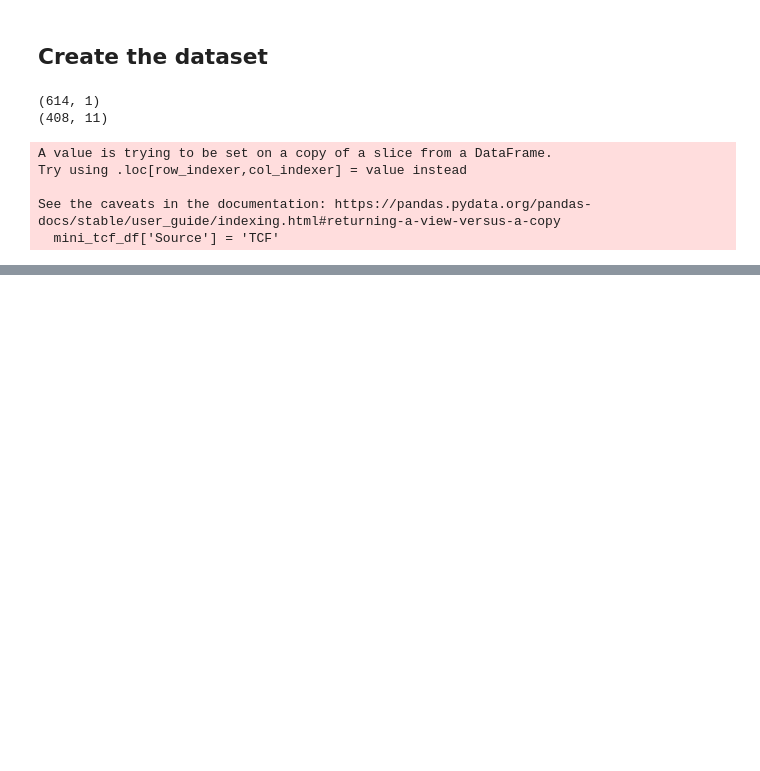
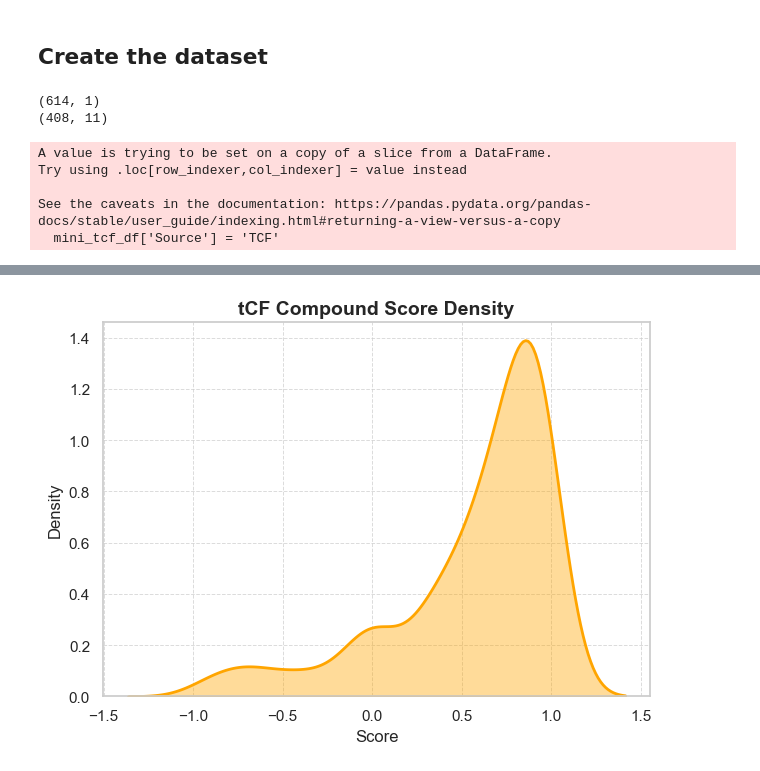
Before and after one commit to gckang/ds-course-eval-proj, a Jupyter notebook: course_evals_proj.ipynb, the cells around one changed output, grey strips where cells are left out. Cells and saved outputs as stored; diff of their text form; code cells hidden in the pictures; blank space fills up the shorter version.

```diff
--- a/course_evals_proj.ipynb
+++ b/course_evals_proj.ipynb
@@ -54,0 +185,29 @@ See the caveats in the documentation: https://pandas.pydata.org/pandas-docs/stab
+# %%
+# tcf_df[var].hist()
+# sns.kdeplot(tcf_df[var])
+
+# Set the aesthetic style of the plots
+sns.set(style="whitegrid")  # Clean white background with gridlines
+
+# Create the KDE plot
+sns.kdeplot(tcf_df[var],
+            color='orange',  # Set line color
+            fill=True,  # Fill under the KDE curve
+            alpha=0.4,  # Transparency of the fill
+            linewidth=2)  # Thickness of the line
+
+# Add title and labels
+plt.title("tCF Compound Score Density", fontsize=14, fontweight='bold')
+plt.xlabel('Score')  # X-axis label
+plt.ylabel('Density')  # Y-axis label
+
+# Add a grid with custom style
+plt.grid(True, which='both', linestyle='--', linewidth=0.7, alpha=0.7)
+
+# Improve layout
+plt.tight_layout()
+
+# Display the plot
+plt.show()
+# %% [output]
+[figure, added]
```
Also changed, not shown: parts of 18 cells of this notebook, 1 other file.
